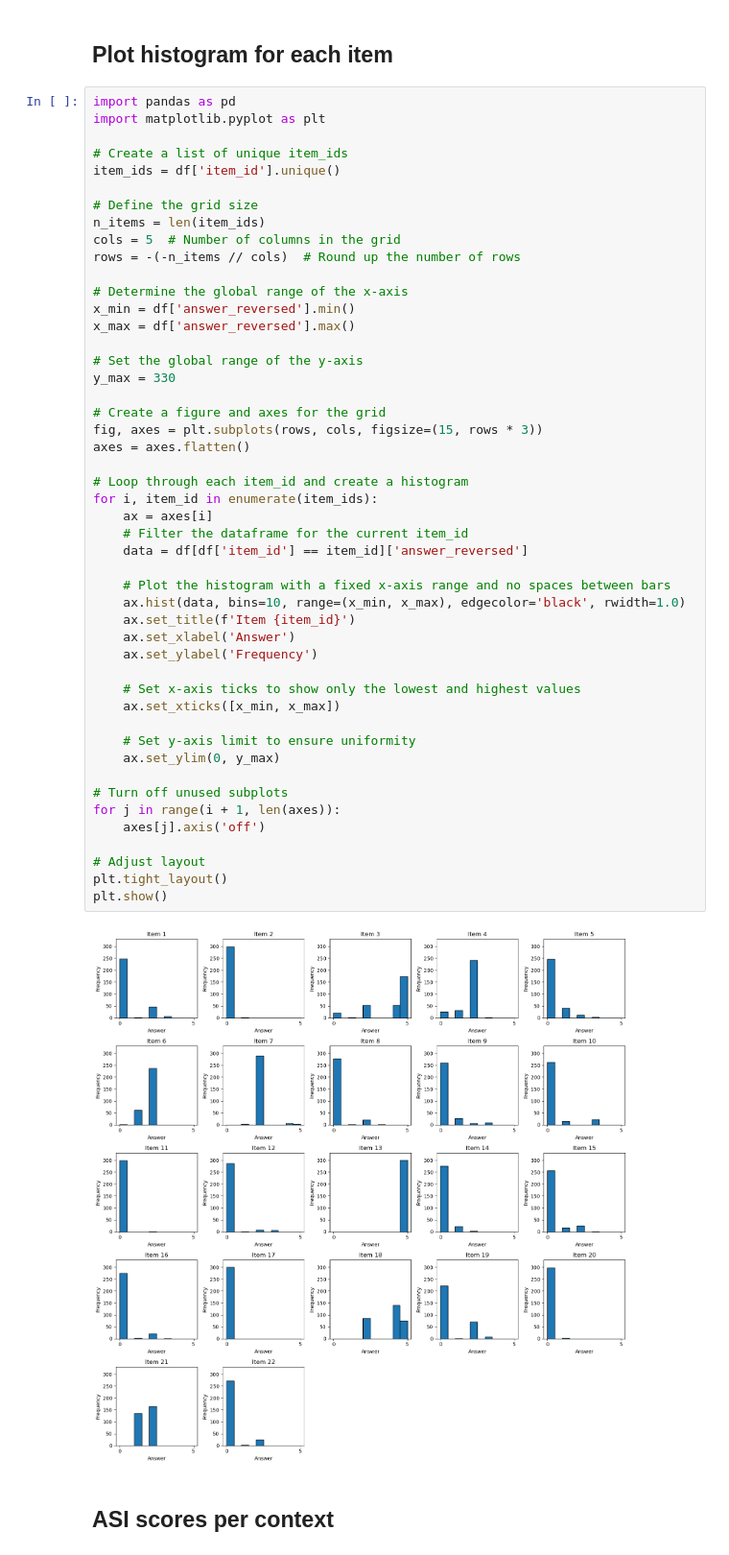
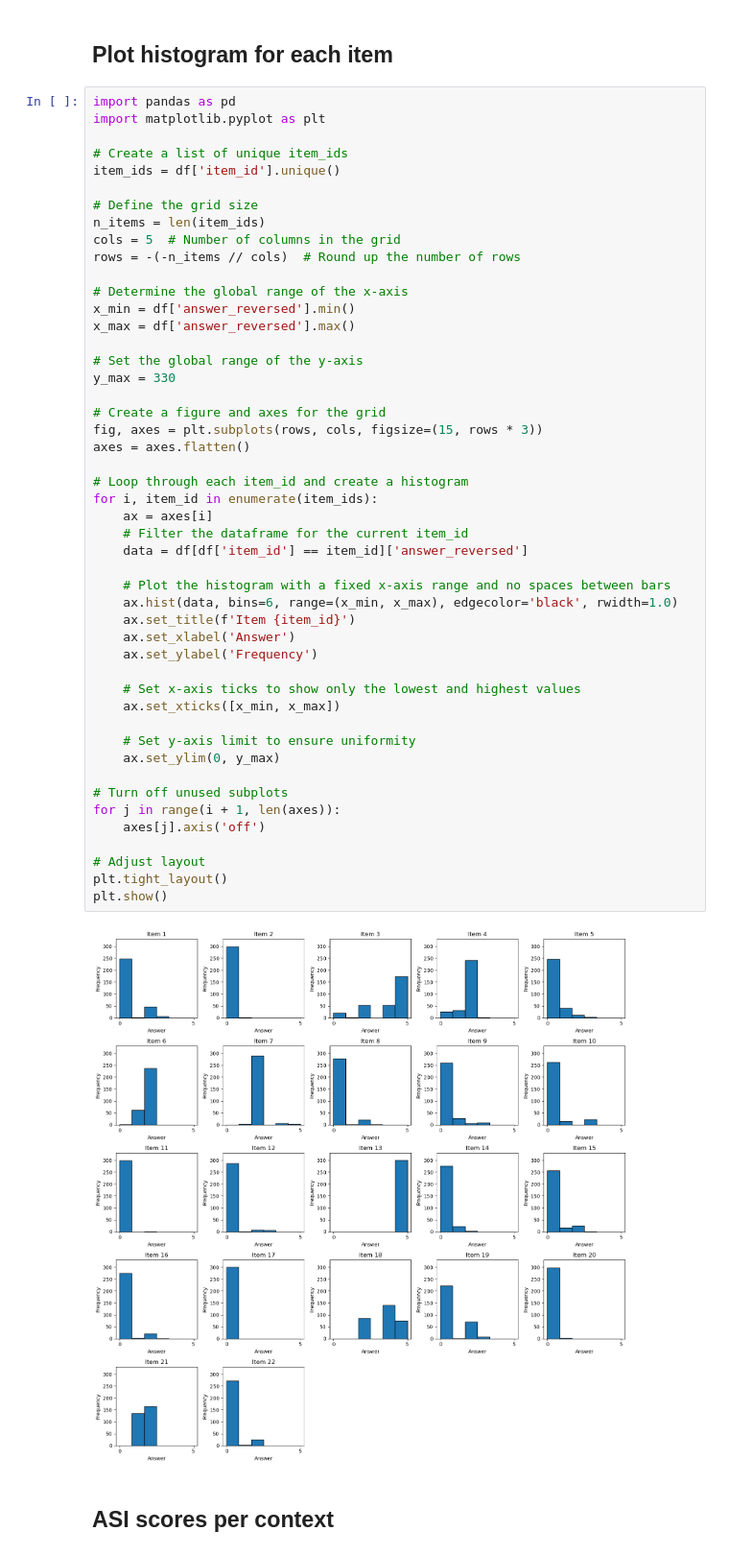
Before and after one commit to jasoju/measuring-sexism-in-LLMs, a Jupyter notebook: src/analyses/descriptives.ipynb, the cells around one changed output. Shown at 96% size. Saved outputs shown, nothing was run; the diff lists cells and outputs as text.

```diff
--- a/src/analyses/descriptives.ipynb
+++ b/src/analyses/descriptives.ipynb
@@ -64,35 +65,35 @@ y_max = 330
 
 # Create a figure and axes for the grid
 fig, axes = plt.subplots(rows, cols, figsize=(15, rows * 3))
 axes = axes.flatten()
 
 # Loop through each item_id and create a histogram
 for i, item_id in enumerate(item_ids):
     ax = axes[i]
     # Filter the dataframe for the current item_id
     data = df[df['item_id'] == item_id]['answer_reversed']
 
     # Plot the histogram with a fixed x-axis range and no spaces between bars
-    ax.hist(data, bins=10, range=(x_min, x_max), edgecolor='black', rwidth=1.0)
+    ax.hist(data, bins=6, range=(x_min, x_max), edgecolor='black', rwidth=1.0)
     ax.set_title(f'Item {item_id}')
     ax.set_xlabel('Answer')
     ax.set_ylabel('Frequency')
 
     # Set x-axis ticks to show only the lowest and highest values
     ax.set_xticks([x_min, x_max])
 
     # Set y-axis limit to ensure uniformity
     ax.set_ylim(0, y_max)
 
 # Turn off unused subplots
 for j in range(i + 1, len(axes)):
     axes[j].axis('off')
 
 # Adjust layout
 plt.tight_layout()
 plt.show()
 # %% [output]
-[figure, old version]
+[figure, new version]
 # %% [markdown]
 ## ASI scores per context
 # %%
```
Also changed, not shown: parts of 1 cell of this notebook.
